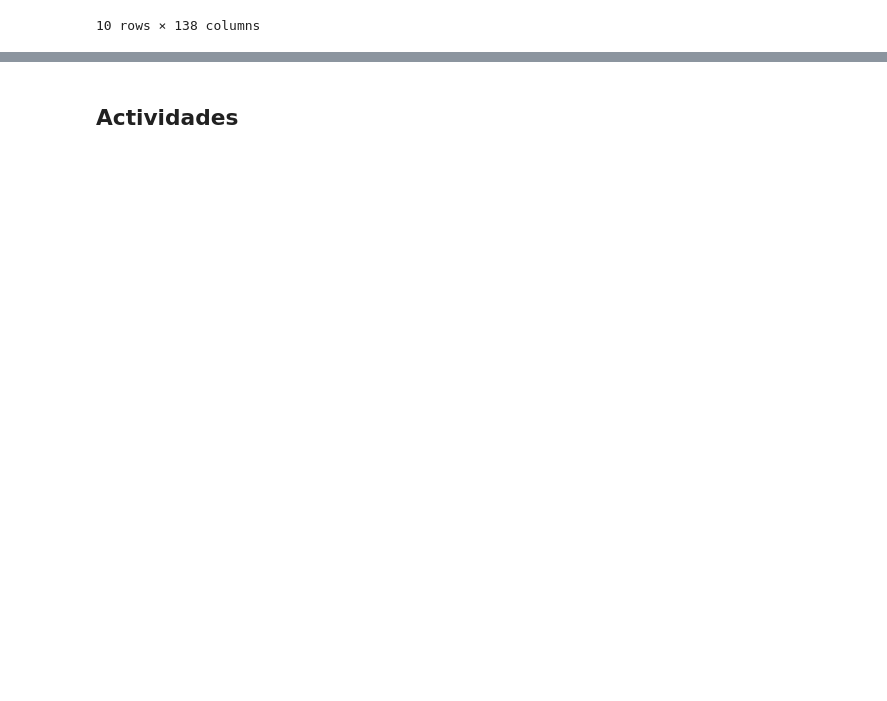
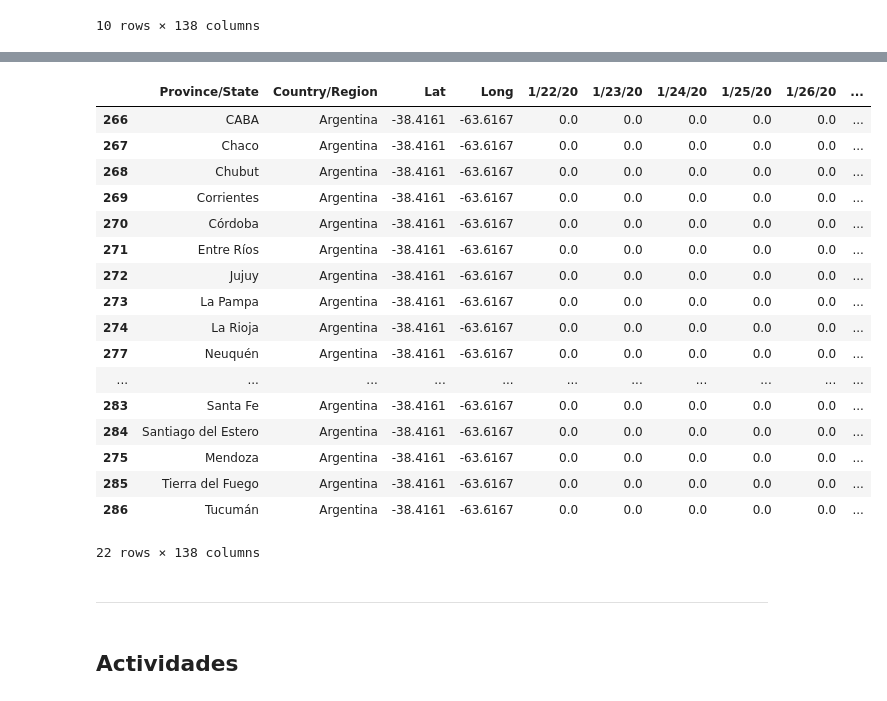
Before and after one commit to lprone/mentoria2020, a Jupyter notebook: Analisis y Visualización/Practico 1.ipynb, the cells around one changed output, grey strips where cells are left out. Cells and saved outputs as stored; diff of their text form; code cells hidden in the pictures; blank space fills up the shorter version.

```diff
--- a/Analisis y Visualización/Intro Argentina-Copy1.ipynb
+++ b/Analisis y Visualización/Practico 1.ipynb
@@ -454,7 +429,6 @@ df_confirmed_pivot
 # %%
 result_confirmed = pd.concat([df_confirmed, df_confirmed_pivot], axis=0, ignore_index=True).fillna(0)
-result_deaths = pd.concat([df_deaths, df_deaths], axis=0, ignore_index=True).fillna(0)
-#result = pd.concat(frames)
+result_deaths = pd.concat([df_deaths, df_deaths_pivot], axis=0, ignore_index=True).fillna(0)
 # %%
 result_confirmed = result_confirmed.sort_values(by=['Country/Region'])
 result_deaths = result_deaths.sort_values(by=['Country/Region'])
@@ -497,0 +488,23 @@ result_confirmed[result_confirmed['Country/Region'] == 'Argentina']
+# %%
+result_deaths[result_deaths['Country/Region'] == 'Argentina']
+# %% [output]
+|  | Province/State | Country/Region | Lat | Long | 1/22/20 | 1/23/20 | 1/24/20 | 1/25/20 | 1/26/20 | ... |
+| 266 | CABA | Argentina | -38.4161 | -63.6167 | 0.0 | 0.0 | 0.0 | 0.0 | 0.0 | ... |
+| 267 | Chaco | Argentina | -38.4161 | -63.6167 | 0.0 | 0.0 | 0.0 | 0.0 | 0.0 | ... |
+| 268 | Chubut | Argentina | -38.4161 | -63.6167 | 0.0 | 0.0 | 0.0 | 0.0 | 0.0 | ... |
+| 269 | Corrientes | Argentina | -38.4161 | -63.6167 | 0.0 | 0.0 | 0.0 | 0.0 | 0.0 | ... |
+| 270 | Córdoba | Argentina | -38.4161 | -63.6167 | 0.0 | 0.0 | 0.0 | 0.0 | 0.0 | ... |
+| 271 | Entre Ríos | Argentina | -38.4161 | -63.6167 | 0.0 | 0.0 | 0.0 | 0.0 | 0.0 | ... |
+| 272 | Jujuy | Argentina | -38.4161 | -63.6167 | 0.0 | 0.0 | 0.0 | 0.0 | 0.0 | ... |
+| 273 | La Pampa | Argentina | -38.4161 | -63.6167 | 0.0 | 0.0 | 0.0 | 0.0 | 0.0 | ... |
+| 274 | La Rioja | Argentina | -38.4161 | -63.6167 | 0.0 | 0.0 | 0.0 | 0.0 | 0.0 | ... |
+| 277 | Neuquén | Argentina | -38.4161 | -63.6167 | 0.0 | 0.0 | 0.0 | 0.0 | 0.0 | ... |
+| ... | ... | ... | ... | ... | ... | ... | ... | ... | ... | ... |
+| 283 | Santa Fe | Argentina | -38.4161 | -63.6167 | 0.0 | 0.0 | 0.0 | 0.0 | 0.0 | ... |
+| 284 | Santiago del Estero | Argentina | -38.4161 | -63.6167 | 0.0 | 0.0 | 0.0 | 0.0 | 0.0 | ... |
+| 275 | Mendoza | Argentina | -38.4161 | -63.6167 | 0.0 | 0.0 | 0.0 | 0.0 | 0.0 | ... |
+| 285 | Tierra del Fuego | Argentina | -38.4161 | -63.6167 | 0.0 | 0.0 | 0.0 | 0.0 | 0.0 | ... |
+| 286 | Tucumán | Argentina | -38.4161 | -63.6167 | 0.0 | 0.0 | 0.0 | 0.0 | 0.0 | ... |
+22 rows × 138 columns
+# %% [markdown]
+----------------------------------------------------
```
Also changed, not shown: parts of 20 cells of this notebook, 4 other files.
